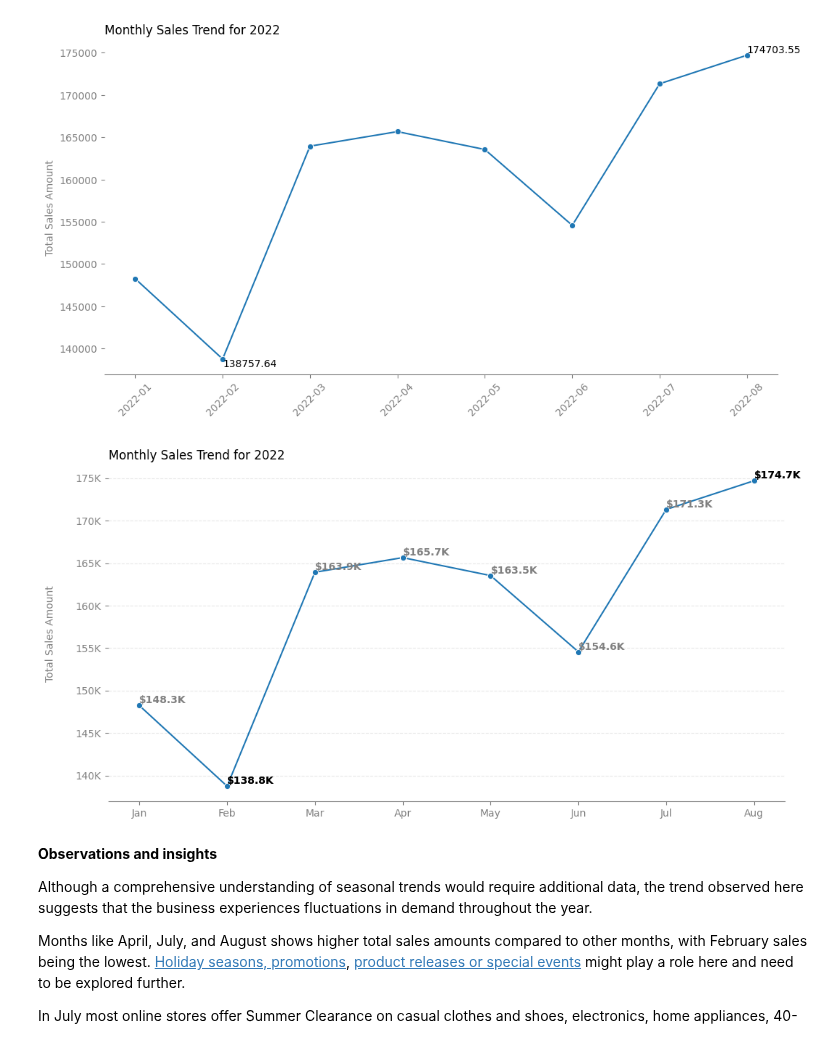
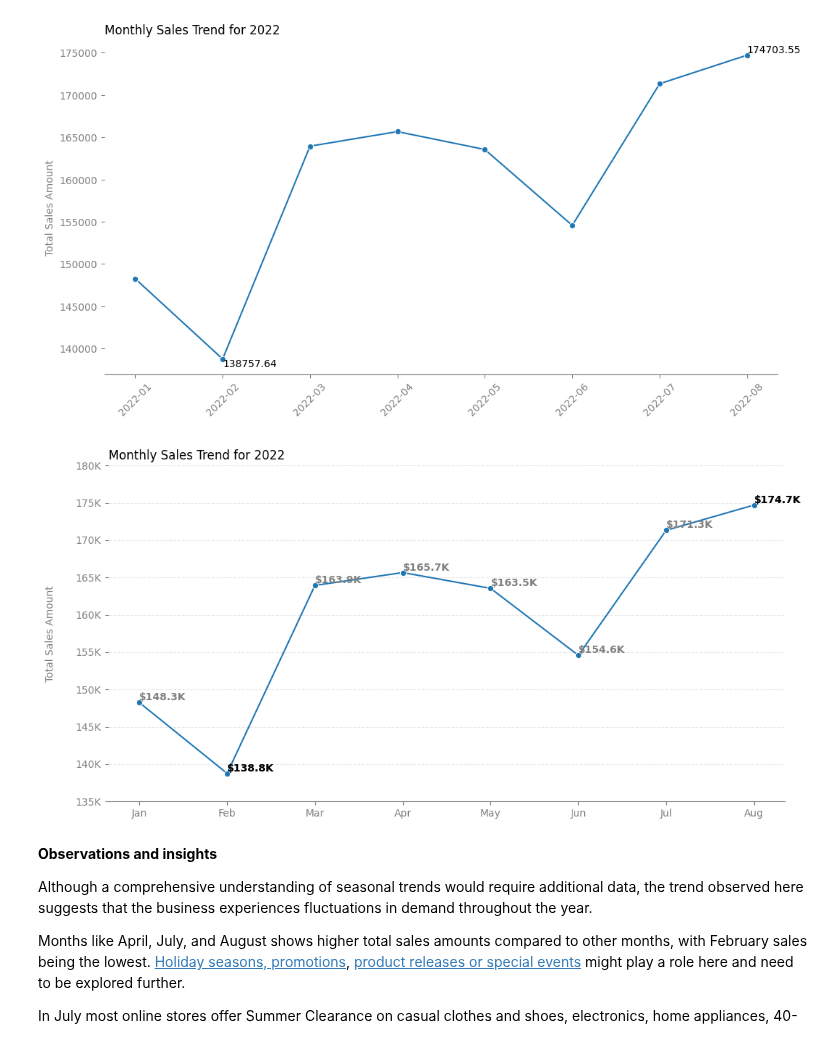
Before and after one commit to YuliaVK/Data-Analytics, a Jupyter notebook: EDA_Sales/notebooks/Sales_EDA.ipynb, the cells around one changed output. Cells and saved outputs as stored; diff of their text form; code cells hidden in the pictures.

```diff
--- a/EDA_Sales/notebooks/Sales_EDA.ipynb
+++ b/EDA_Sales/notebooks/Sales_EDA.ipynb
@@ -115,29 +112,30 @@ month_sales = df.groupby('Month', observed=False)['TotalAmount'].sum().reset_ind
 # %%
 plt.figure(figsize=(12, 6))
 g = sns.lineplot(x='Month', y='TotalAmount', data=month_sales, marker='o')
 plt.title('Monthly Sales Trend for 2022', loc='left') # Remove. Add as subtitle to the presentation instead
 ylabels = ['{:,.0f}'.format(y) + 'K' for y in g.get_yticks()/1000]
+g.set_yticks(g.get_yticks())
 g.set_yticklabels(ylabels)
 plt.ylabel('Total Sales Amount', color='grey', fontsize=10, labelpad=20)
 plt.xlabel(None)
 
 sns.despine()
 plt.grid(axis='y', linestyle='--', color='lightgrey', alpha=0.5)
 plt.gca().spines['left'].set_visible(False)
 plt.gca().spines['bottom'].set_color('grey')
 plt.tick_params(axis='x', colors='grey')
 plt.tick_params(axis='y', colors='grey')
 
 for index, row in month_sales.iterrows():
      plt.text(row['Month'], row['TotalAmount'], f"${round(row['TotalAmount']/1000, 1)}K", ha='left', va='bottom', color='grey', fontweight='bold')
 # Change text colour for max and min sales amount
 max_s = month_sales.loc[month_sales['TotalAmount'].idxmax()]
 min_s = month_sales.loc[month_sales['TotalAmount'].idxmin()]
 plt.text(max_s['Month'], max_s['TotalAmount'], f"${round(max_s['TotalAmount']/1000, 1)}K", ha='left', va='bottom', fontsize=10, fontweight='bold')
 plt.text(min_s['Month'], min_s['TotalAmount'], f"${round(min_s['TotalAmount']/1000, 1)}K", ha='left', va='bottom', fontsize=10, fontweight='bold')
 plt.show()
 # %% [output]
-[figure, old version]
+[figure, new version]
 # %% [markdown]
 **Observations and insights**
 
```
Also changed, not shown: parts of 4 cells of this notebook.
